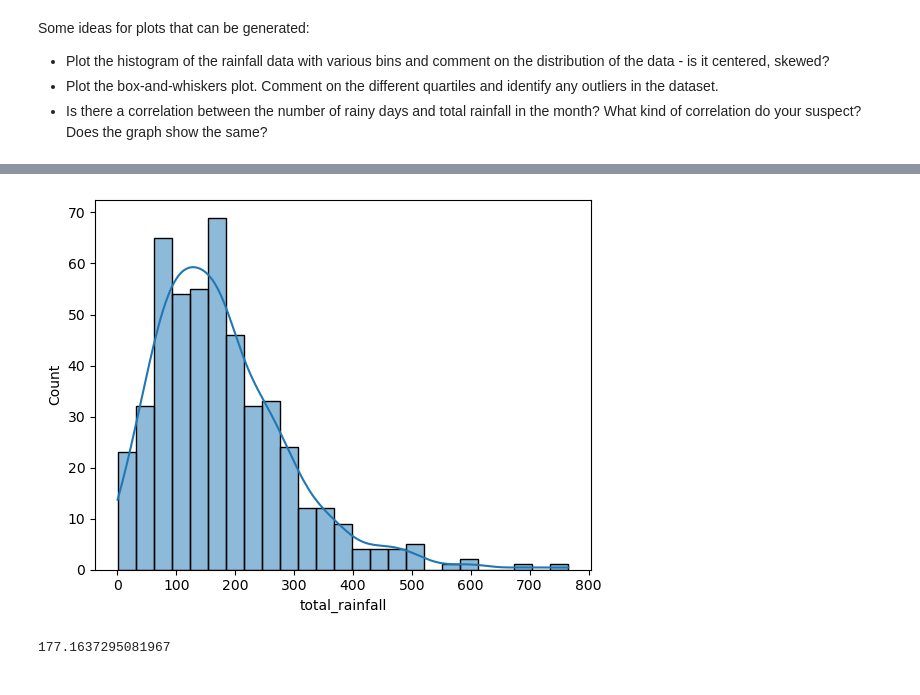
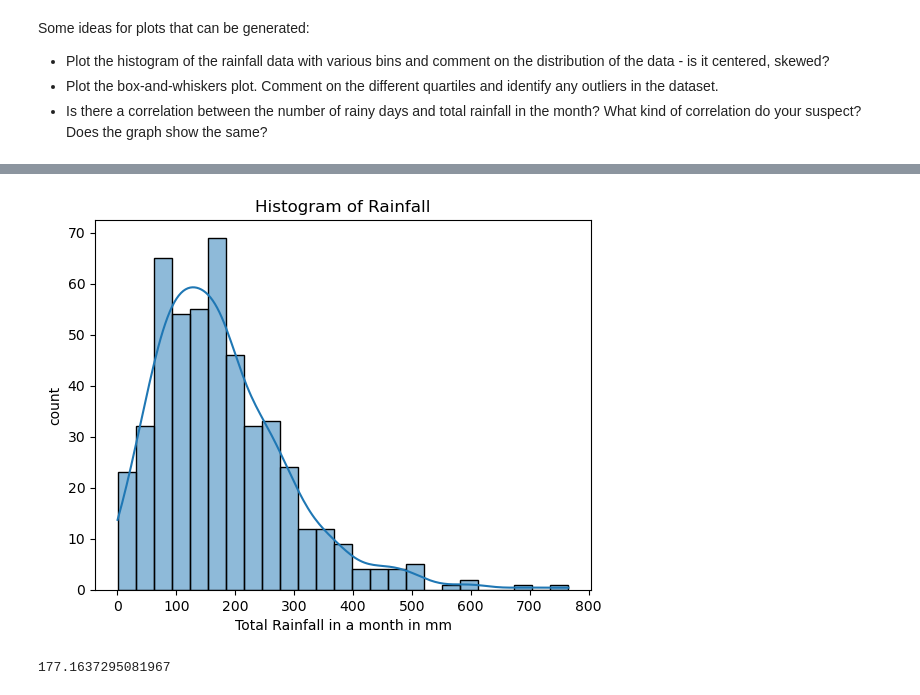
Before and after one commit to lishing/ga_project1_dsif9, a Jupyter notebook: code/starter-code.ipynb, the cells around one changed output, grey strips where cells are left out. Cells and saved outputs as stored; diff of their text form; code cells hidden in the pictures.

```diff
--- a/code/starter-code.ipynb
+++ b/code/starter-code.ipynb
@@ -753,7 +882,12 @@ sns.heatmap(corr, annot=True, cmap="crest")
 # %%
 # histrogram of the total rainfall in mm
-# mean is 177.16 mm
 sns.histplot(merged_df['total_rainfall'], bins = 25, kde = True);
+plt.xlabel('Total Rainfall in a month in mm')
+plt.ylabel('count')
+plt.title('Histogram of Rainfall')
+plt.show()
+
+# Distribution of monthly total rainfall is skewed to the right
 # %% [output]
-[figure, old version]
+[figure, new version]
 # %%
```
Also changed, not shown: parts of 62 cells of this notebook, 4 other files.
